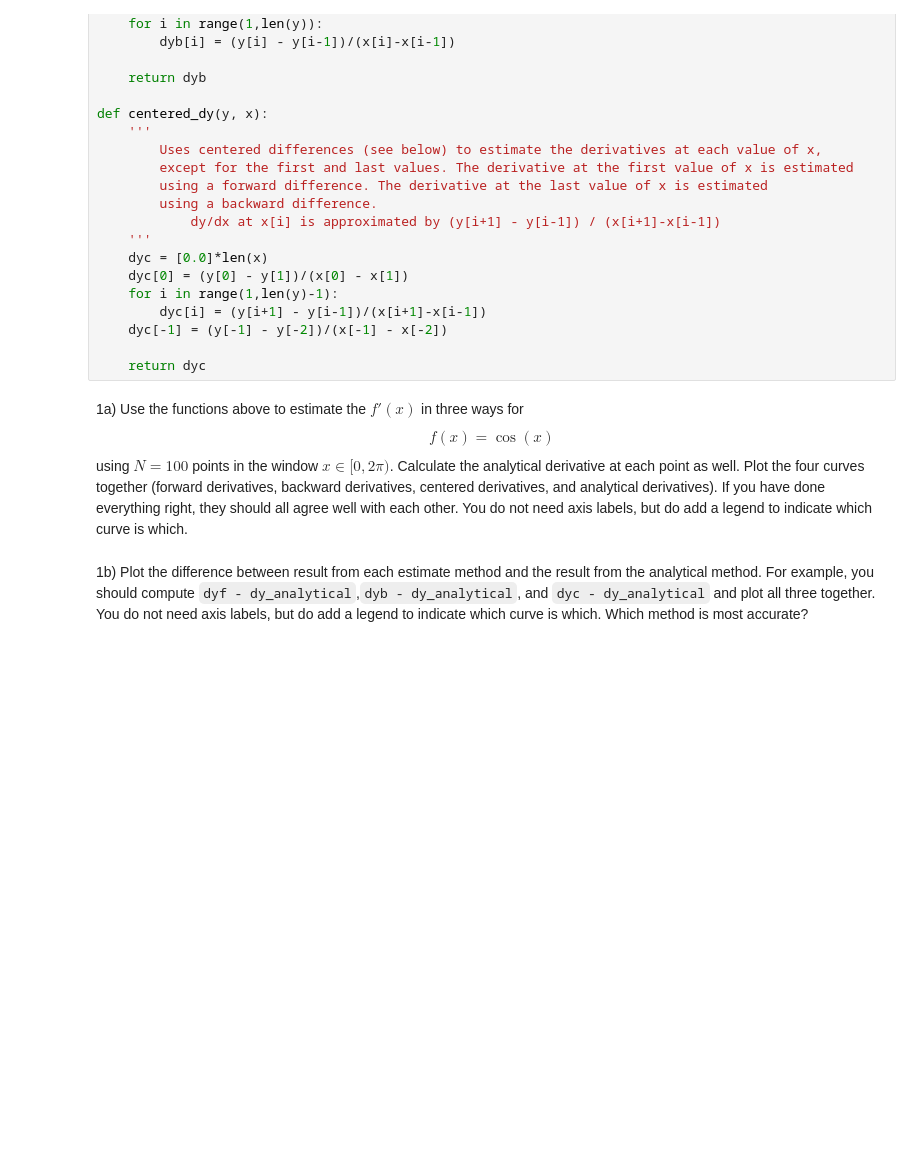
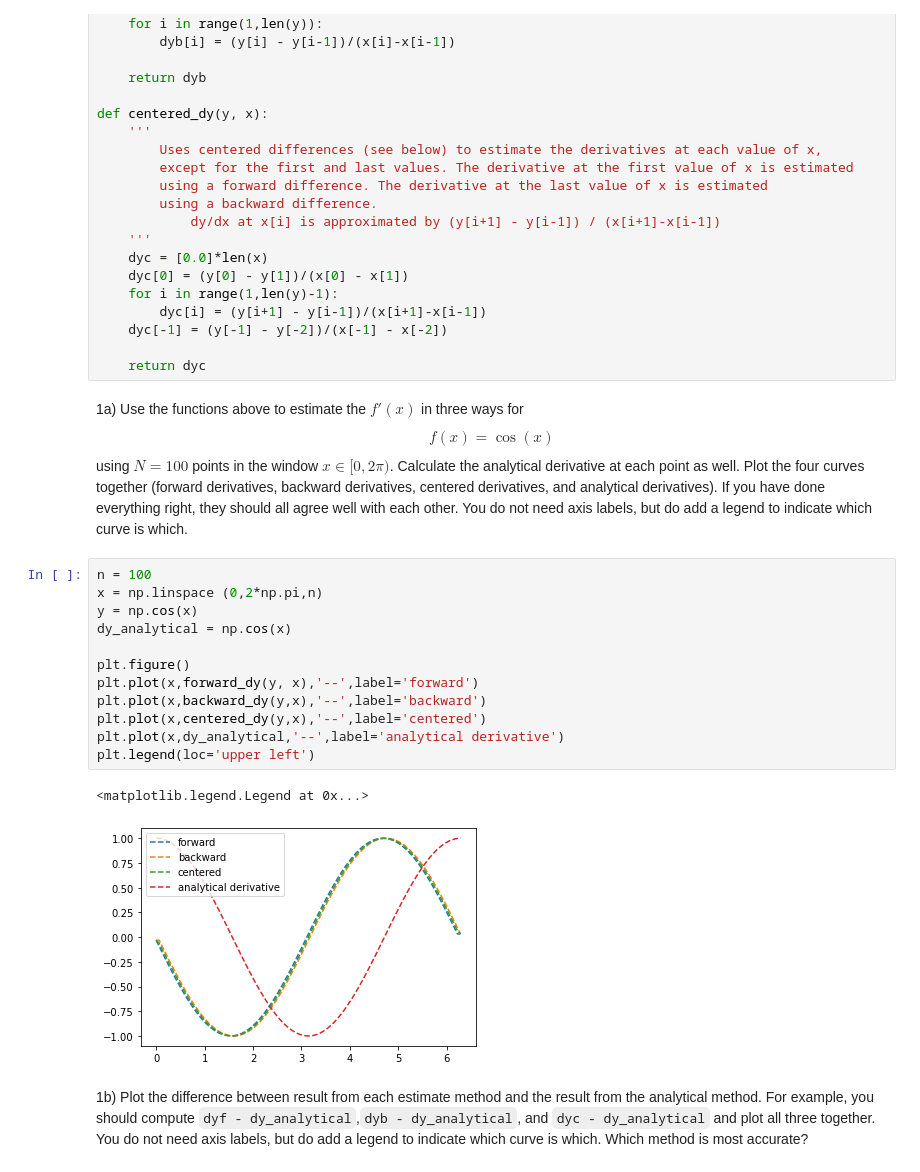
Before and after one commit to aaronsuu/astro9, a Jupyter notebook: Homework 5.ipynb, the cells around one changed output. Drawn from its saved outputs; the diff is of its cells as text; blank space fills up the shorter version.

```diff
--- a/Homework 5.ipynb
+++ b/Homework 5.ipynb
@@ -64,6 +64,21 @@ def centered_dy(y, x):
 1a) Use the functions above to estimate the $f'(x)$ in three ways for
 $$f(x) = \cos(x)$$
 using $N = 100$ points in the window $x\in [0, 2\pi)$. Calculate the analytical derivative at each point as well. Plot the four curves together (forward derivatives, backward derivatives, centered derivatives, and analytical derivatives). If you have done everything right, they should all agree well with each other. You do not need axis labels, but do add a legend to indicate which curve is which.
+# %%
+n = 100
+x = np.linspace (0,2*np.pi,n)
+y = np.cos(x)
+dy_analytical = np.cos(x)
+
+plt.figure()
+plt.plot(x,forward_dy(y, x),'--',label='forward')
+plt.plot(x,backward_dy(y,x),'--',label='backward')
+plt.plot(x,centered_dy(y,x),'--',label='centered')
+plt.plot(x,dy_analytical,'--',label='analytical derivative')
+plt.legend(loc='upper left')
+# %% [output]
+<matplotlib.legend.Legend at 0x...>
+[figure, added]
 # %% [markdown]
 1b) Plot the difference between result from each estimate method and the result from the analytical method. For example, you should compute `dyf - dy_analytical`,`dyb - dy_analytical`, and `dyc - dy_analytical` and plot all three together. You do not need axis labels, but do add a legend to indicate which curve is which. Which method is most accurate?
 # %% [markdown]
```
Also changed, not shown: 2 other files.
